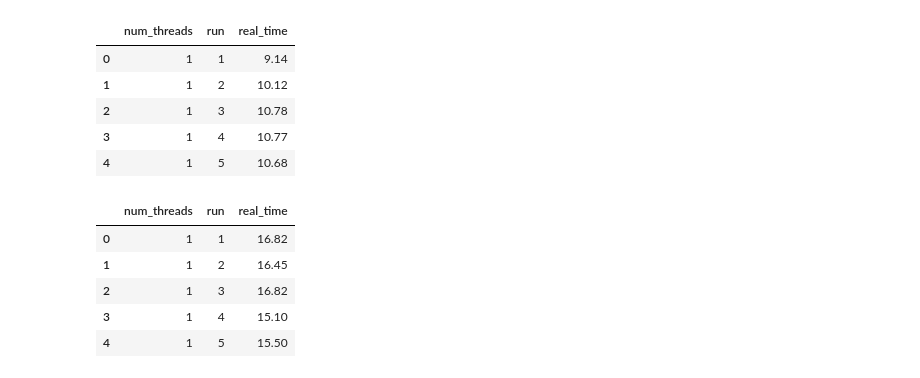
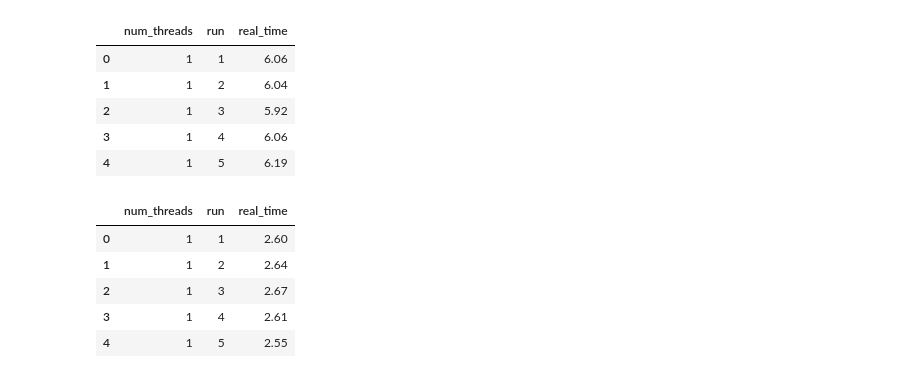
Before and after one commit to luismomm2110/UDESC-programacao-paralela, a Jupyter notebook: analysis_results.ipynb, the cells around one changed output. Drawn from its saved outputs; the diff is of its cells as text; code cells hidden in the pictures.

```diff
--- a/analysis_results.ipynb
+++ b/analysis_results.ipynb
@@ -1,28 +1,24 @@
 # %%
 import pandas as pd
 import matplotlib.pyplot as plt
 
 # Load the data
-df_1500_transposta = pd.read_csv('./results_1500_paralelo_transposta.csv')
-df_1500 = pd.read_csv('./results_1500_paralelo.csv')
-df_1000_transposta = pd.read_csv('./results_1000_paralelo_transposta.csv')
-df_1000 = pd.read_csv('./results_1000_paralelo.csv')
-df_400_transposta = pd.read_csv('./results_400_paralelo_transposta.csv')
-df_400 = pd.read_csv('./results_400_paralelo.csv')
-df_1500_transposta.head()
+df_1000_posix = pd.read_csv('./results_1000_posix.csv')
+df_1000_open_mp_static = pd.read_csv('./results_1000_openmp_static.csv')
+df_1000_posix.head()
 # %% [output]
 |  | num_threads | run | real_time |
-| 0 | 1 | 1 | 9.14 |
-| 1 | 1 | 2 | 10.12 |
-| 2 | 1 | 3 | 10.78 |
-| 3 | 1 | 4 | 10.77 |
-| 4 | 1 | 5 | 10.68 |
+| 0 | 1 | 1 | 6.06 |
+| 1 | 1 | 2 | 6.04 |
+| 2 | 1 | 3 | 5.92 |
+| 3 | 1 | 4 | 6.06 |
+| 4 | 1 | 5 | 6.19 |
 # %%
-df_1500.head()
+df_1000_open_mp_static.head()
 # %% [output]
 |  | num_threads | run | real_time |
-| 0 | 1 | 1 | 16.82 |
-| 1 | 1 | 2 | 16.45 |
-| 2 | 1 | 3 | 16.82 |
-| 3 | 1 | 4 | 15.10 |
-| 4 | 1 | 5 | 15.50 |
+| 0 | 1 | 1 | 2.60 |
+| 1 | 1 | 2 | 2.64 |
+| 2 | 1 | 3 | 2.67 |
+| 3 | 1 | 4 | 2.61 |
+| 4 | 1 | 5 | 2.55 |
```
Also changed, not shown: parts of 10 cells of this notebook, 2 other files.
